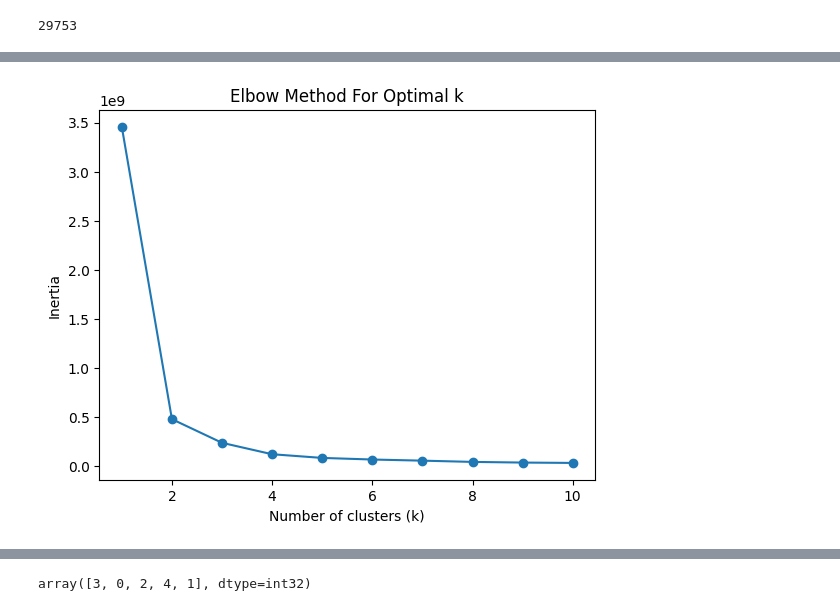
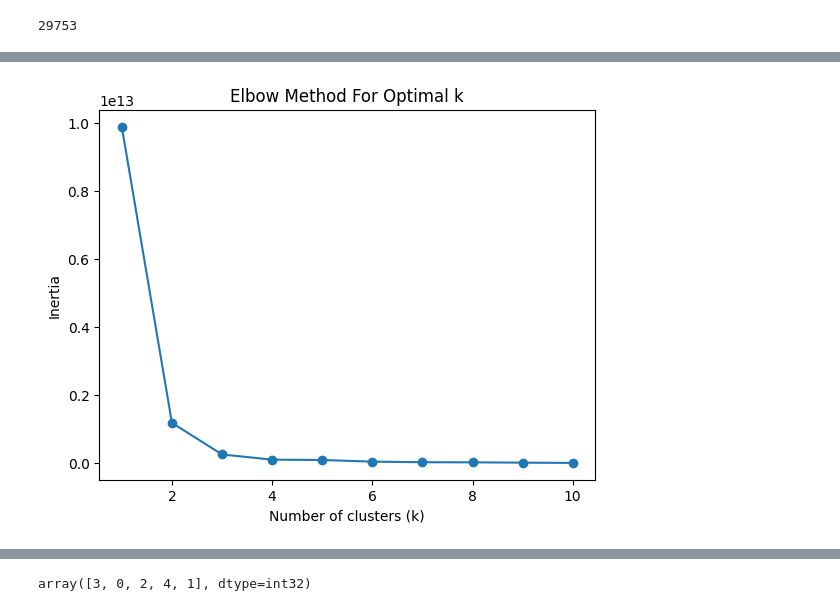
Before and after one commit to keerthi-ds777/restaurant-app, a Jupyter notebook: main.ipynb, the cells around one changed output, grey strips where cells are left out. Drawn from its saved outputs; the diff is of its cells as text; code cells hidden in the pictures.

```diff
--- a/main.ipynb
+++ b/main.ipynb
@@ -101,6 +133,6 @@ df.to_sql('encoded_data', con=engine, if_exists='replace', index=False)
 # %%
-selected_columns = [ 'Name', 'Cuisines', 'Address', 'City', 'Rating', 'Rating_text', 'Votes', 'Price Range', 'Online Delivery', 'Table Booking', 'Average Cost for Two']
-df_selected = df[selected_columns]
-df_selected.to_sql('features_for_model', con=engine, if_exists='replace', index=False)
+selected_columns = [ 'Cuisines', 'City', 'Rating', 'Price Range', 'Online Delivery', 'Table Booking', 'Average Cost for Two']
+X = df[selected_columns]
+X.to_sql('features_for_model', con=engine, if_exists='replace', index=False)
 # %% [output]
 29753
@@ -107,21 +193,52 @@ df_selected.to_sql('features_for_model', con=engine, if_exists='replace', index=
+# %%
+
+import matplotlib.pyplot as plt
+from sklearn.cluster import KMeans
+plot= True
+import pickle
+
+inertia = []
+k = range(1, 11)
+'''for k in k_range:
+    kmeans = KMeans(n_clusters=k, random_state=42)
+    kmeans.fit(scaled_df)
+    inertia.append(kmeans.inertia_)
+if plot:
+    plt.plot(k_range, inertia, marker='o')
+    plt.xlabel('Number of clusters (k)')
+    plt.ylabel('Inertia')
+    plt.title('Elbow Method For Optimal k')
+    plt.show()'''
+
+for i in k:
+    model= KMeans(n_clusters=4, random_state=42)
+    clusterd_data=model.fit(scaled_df)
+scaled_df['Cluster']=clusterd_data.labels_
+
+# Dispose engine to reset connection pool and avoid PendingRollbackError
+engine.dispose()
+
+scaled_df.to_sql('clustered_data', con=engine, if_exists='replace', index=False)
+
+with open("kmeans_model.pkl", "wb") as f:
+    pickle.dump(model, f)
 # %%
 import matplotlib.pyplot as plt
 from sklearn.cluster import KMeans
 
-features = ['Rating', 'Votes', 'Price Range', 'Average Cost for Two']  # adjust as needed
-X = df[features]
+
 
 inertia = []
 k_range = range(1, 11)
 for k in k_range:
     kmeans = KMeans(n_clusters=k, random_state=42)
     kmeans.fit(X)
     inertia.append(kmeans.inertia_)
 
 plt.plot(k_range, inertia, marker='o')
 plt.xlabel('Number of clusters (k)')
 plt.ylabel('Inertia')
 plt.title('Elbow Method For Optimal k')
 plt.show()
 # %% [output]
-[figure, old version]
+[figure, new version]
```
Also changed, not shown: parts of 12 cells of this notebook, 9 other files.
